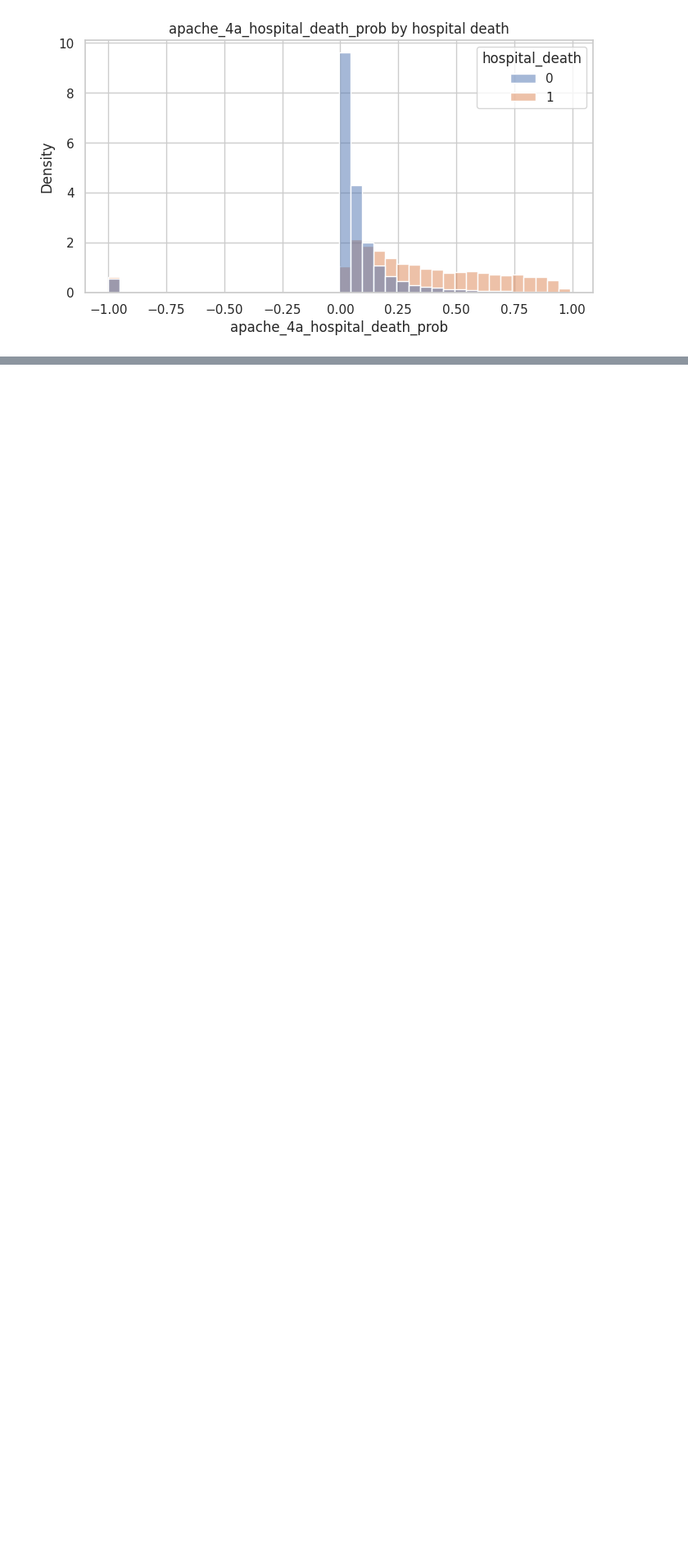
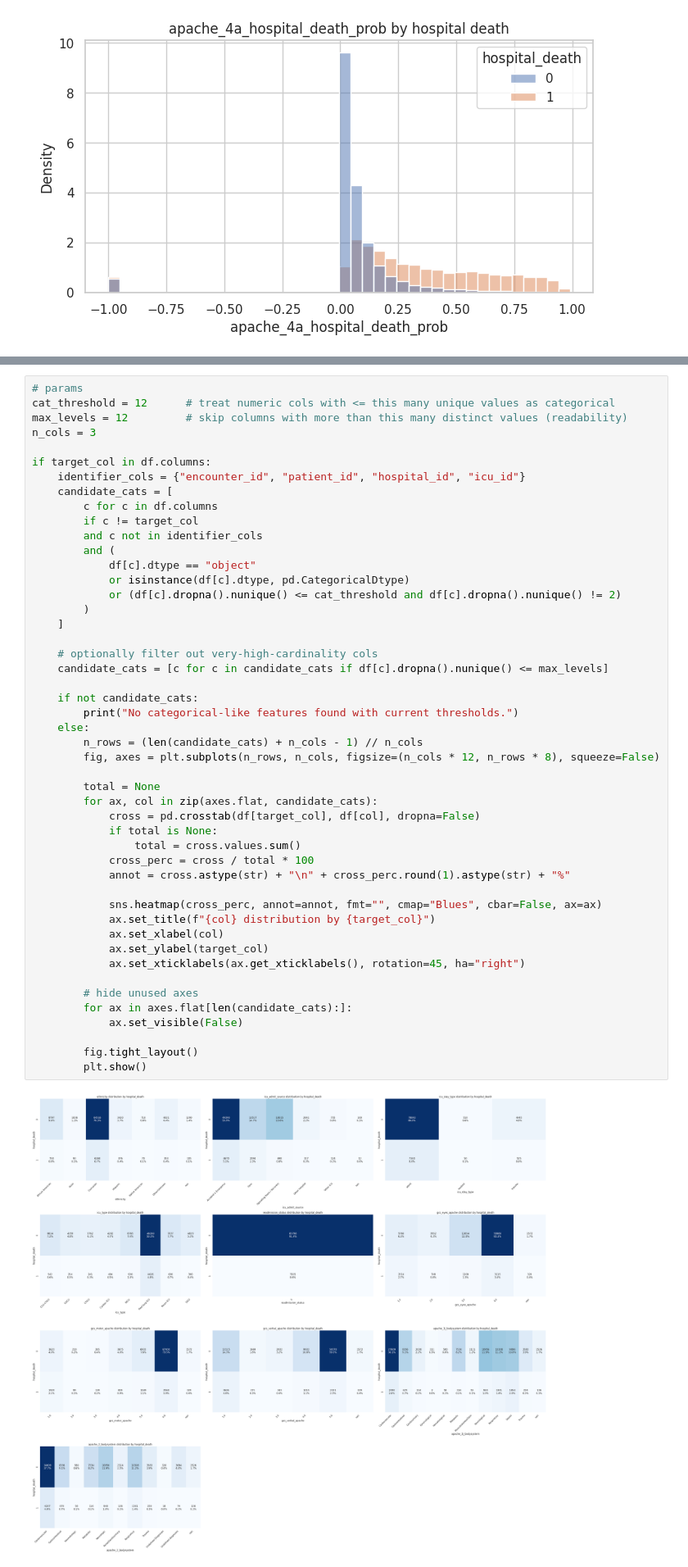
Before and after one commit to SwaneGhost/MedicalRiskModel, a Jupyter notebook: notebooks/01_wids_download_and_eda.ipynb, the cells around one changed output, grey strips where cells are left out. Shown at 82% size. Saved outputs shown, nothing was run; the diff lists cells and outputs as text; blank space fills up the shorter version.

```diff
--- a/notebooks/01_wids_download_and_eda.ipynb
+++ b/notebooks/01_wids_download_and_eda.ipynb
@@ -337,0 +348,50 @@ if target_col in df.columns:
+# %%
+# params
+cat_threshold = 12      # treat numeric cols with <= this many unique values as categorical
+max_levels = 12         # skip columns with more than this many distinct values (readability)
+n_cols = 3
+
+if target_col in df.columns:
+    identifier_cols = {"encounter_id", "patient_id", "hospital_id", "icu_id"}
+    candidate_cats = [
+        c for c in df.columns
+        if c != target_col
+        and c not in identifier_cols
+        and (
+            df[c].dtype == "object"
+            or isinstance(df[c].dtype, pd.CategoricalDtype)
+            or (df[c].dropna().nunique() <= cat_threshold and df[c].dropna().nunique() != 2)
+        )
+    ]
+
+    # optionally filter out very-high-cardinality cols
+    candidate_cats = [c for c in candidate_cats if df[c].dropna().nunique() <= max_levels]
+
+    if not candidate_cats:
+        print("No categorical-like features found with current thresholds.")
+    else:
+        n_rows = (len(candidate_cats) + n_cols - 1) // n_cols
+        fig, axes = plt.subplots(n_rows, n_cols, figsize=(n_cols * 12, n_rows * 8), squeeze=False)
+
+        total = None
+        for ax, col in zip(axes.flat, candidate_cats):
+            cross = pd.crosstab(df[target_col], df[col], dropna=False)
+            if total is None:
+                total = cross.values.sum()
+            cross_perc = cross / total * 100
+            annot = cross.astype(str) + "\n" + cross_perc.round(1).astype(str) + "%"
+
+            sns.heatmap(cross_perc, annot=annot, fmt="", cmap="Blues", cbar=False, ax=ax)
+            ax.set_title(f"{col} distribution by {target_col}")
+            ax.set_xlabel(col)
+            ax.set_ylabel(target_col)
+            ax.set_xticklabels(ax.get_xticklabels(), rotation=45, ha="right")
+
+        # hide unused axes
+        for ax in axes.flat[len(candidate_cats):]:
+            ax.set_visible(False)
+
+        fig.tight_layout()
+        plt.show()
+# %% [output]
+[figure, added]
```
Also changed, not shown: parts of 18 cells of this notebook, 2 other files.
